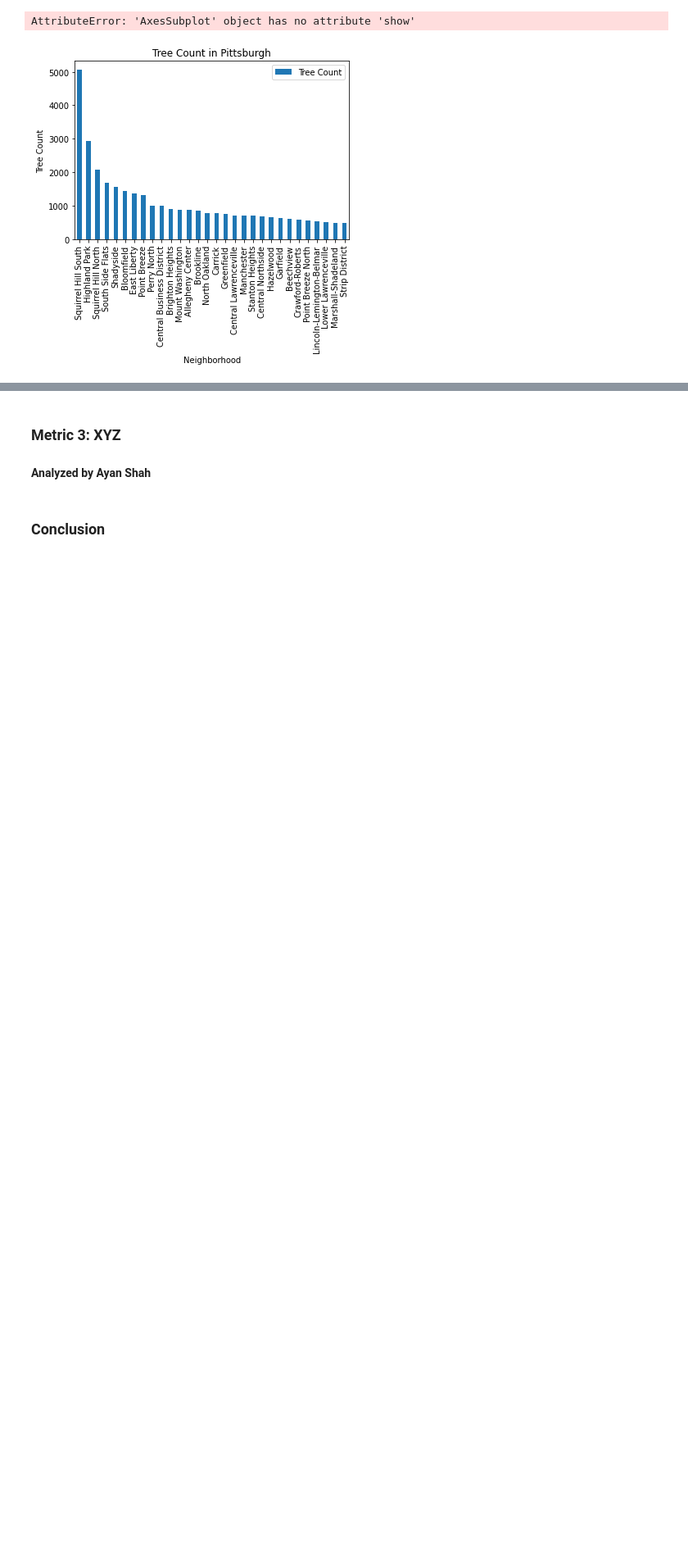
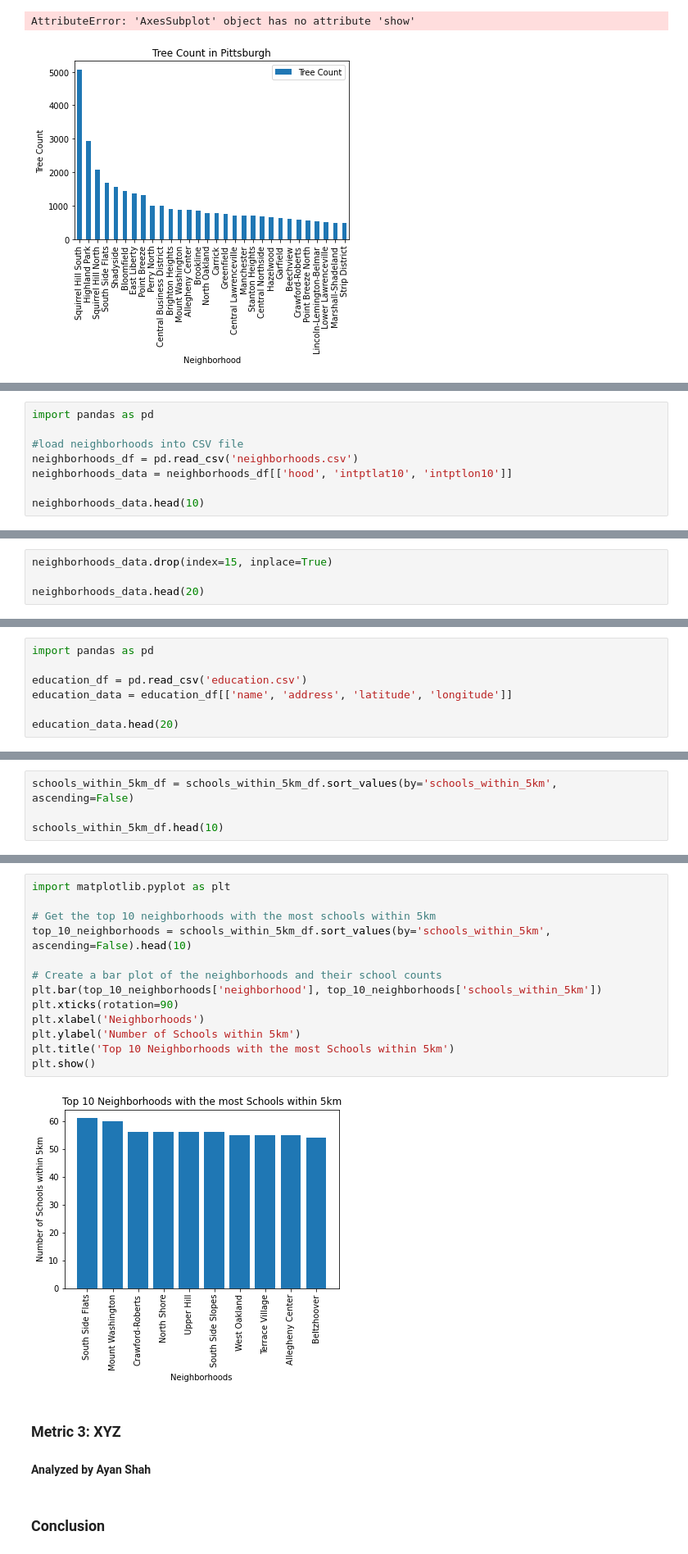
Before and after one commit to rohilkapur03/cmpinf_0010_final, a Jupyter notebook: finalproject.ipynb, the cells around one changed output, grey strips where cells are left out. Shown at 82% size. Drawn from its saved outputs; the diff is of its cells as text; blank space fills up the shorter version.

Commit message:
Updated main project with schools within 5km

```diff
--- a/project.ipynb
+++ b/finalproject.ipynb
@@ -202,0 +206,8 @@ map
+# %%
+import pandas as pd
+
+#load neighborhoods into CSV file
+neighborhoods_df = pd.read_csv('neighborhoods.csv')
+neighborhoods_data = neighborhoods_df[['hood', 'intptlat10', 'intptlon10']]
+
+neighborhoods_data.head(10)
@@ -202,0 +228,4 @@ map
+# %%
+neighborhoods_data.drop(index=15, inplace=True)
+
+neighborhoods_data.head(20)
@@ -202,0 +256,7 @@ map
+# %%
+import pandas as pd
+
+education_df = pd.read_csv('education.csv')
+education_data = education_df[['name', 'address', 'latitude', 'longitude']]
+
+education_data.head(20)
@@ -202,0 +335,4 @@ map
+# %%
+schools_within_5km_df = schools_within_5km_df.sort_values(by='schools_within_5km', ascending=False)
+
+schools_within_5km_df.head(10)
@@ -203,3 +353,18 @@ map
+# %%
+import matplotlib.pyplot as plt
+
+# Get the top 10 neighborhoods with the most schools within 5km
+top_10_neighborhoods = schools_within_5km_df.sort_values(by='schools_within_5km', ascending=False).head(10)
+
+# Create a bar plot of the neighborhoods and their school counts
+plt.bar(top_10_neighborhoods['neighborhood'], top_10_neighborhoods['schools_within_5km'])
+plt.xticks(rotation=90)
+plt.xlabel('Neighborhoods')
+plt.ylabel('Number of Schools within 5km')
+plt.title('Top 10 Neighborhoods with the most Schools within 5km')
+plt.show()
+# %% [output]
+[figure, added]
 # %% [markdown]
 ### Metric 3: XYZ
 #### Analyzed by Ayan Shah
```
Also changed, not shown: parts of 15 cells of this notebook.
